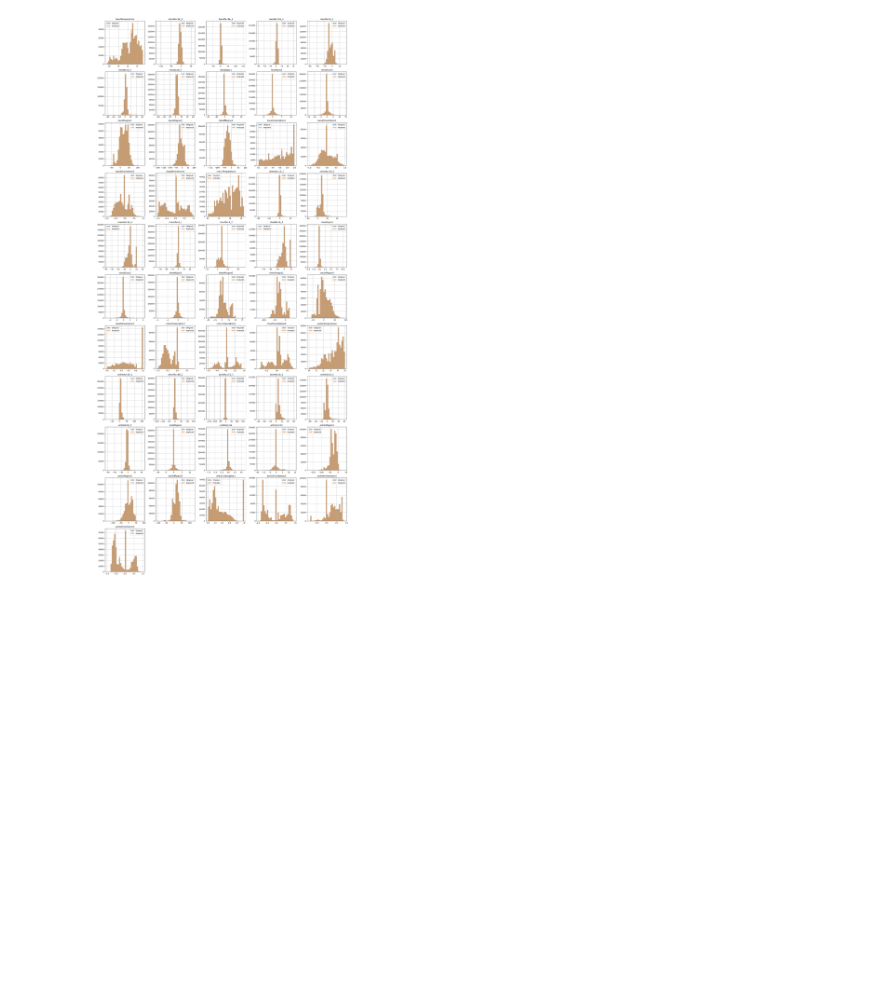
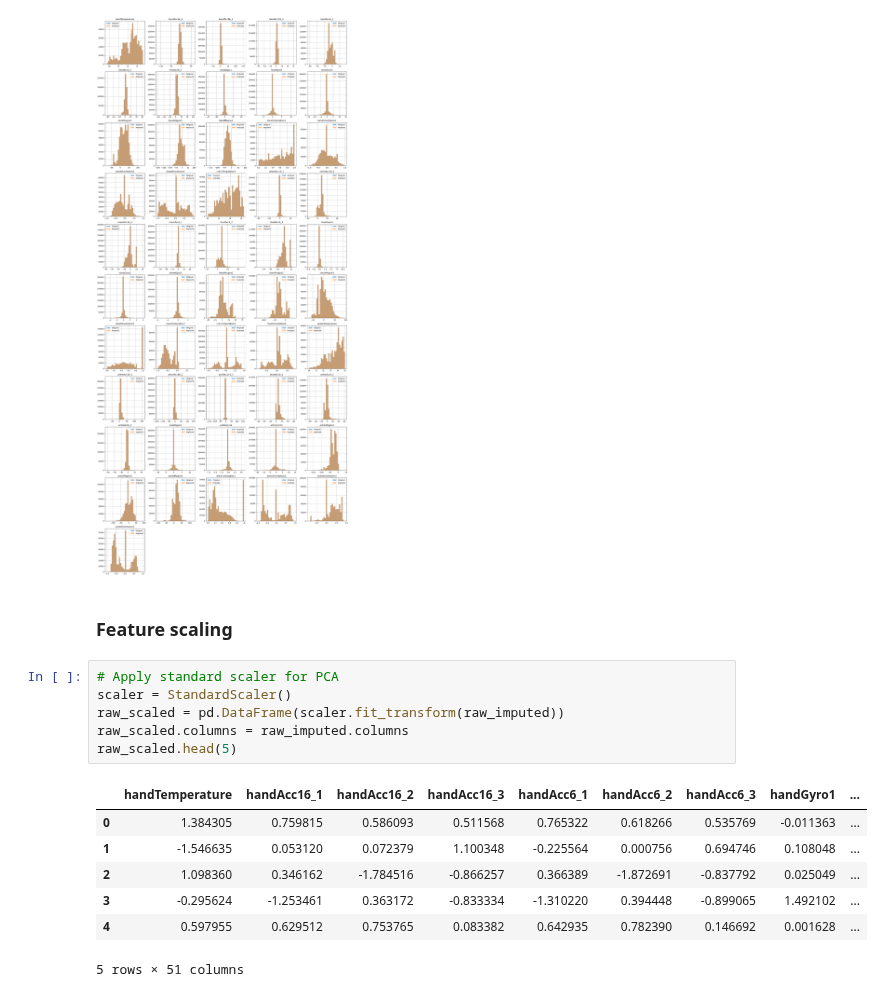
Before and after one commit to Jiarui-Chen/physical-activity-clustering, a Jupyter notebook: preprocess/preprocess.ipynb, the cells around one changed output. Cells and saved outputs as stored; diff of their text form; blank space fills up the shorter version.

Commit message:
Add feature scaling with standard scaler

```diff
--- a/preprocess/preprocess.ipynb
+++ b/preprocess/preprocess.ipynb
@@ -78,3 +78,19 @@ def plot_hist_comparison(df1, df2, df1_label='Original', df2_label='Imputed'):
 plot_hist_comparison(raw, raw_imputed)
 # %% [output]
 [figure]
+# %% [markdown]
+### Feature scaling
+# %%
+# Apply standard scaler for PCA
+scaler = StandardScaler()
+raw_scaled = pd.DataFrame(scaler.fit_transform(raw_imputed))
+raw_scaled.columns = raw_imputed.columns
+raw_scaled.head(5)
+# %% [output]
+|  | handTemperature | handAcc16_1 | handAcc16_2 | handAcc16_3 | handAcc6_1 | handAcc6_2 | handAcc6_3 | handGyro1 | ... |
+| 0 | 1.384305 | 0.759815 | 0.586093 | 0.511568 | 0.765322 | 0.618266 | 0.535769 | -0.011363 | ... |
+| 1 | -1.546635 | 0.053120 | 0.072379 | 1.100348 | -0.225564 | 0.000756 | 0.694746 | 0.108048 | ... |
+| 2 | 1.098360 | 0.346162 | -1.784516 | -0.866257 | 0.366389 | -1.872691 | -0.837792 | 0.025049 | ... |
+| 3 | -0.295624 | -1.253461 | 0.363172 | -0.833334 | -1.310220 | 0.394448 | -0.899065 | 1.492102 | ... |
+| 4 | 0.597955 | 0.629512 | 0.753765 | 0.083382 | 0.642935 | 0.782390 | 0.146692 | 0.001628 | ... |
+5 rows × 51 columns
```
